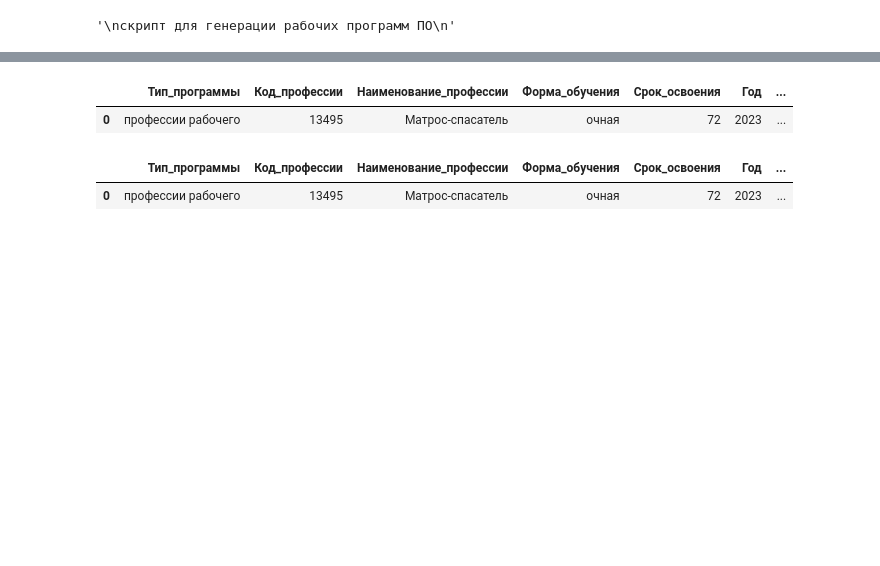
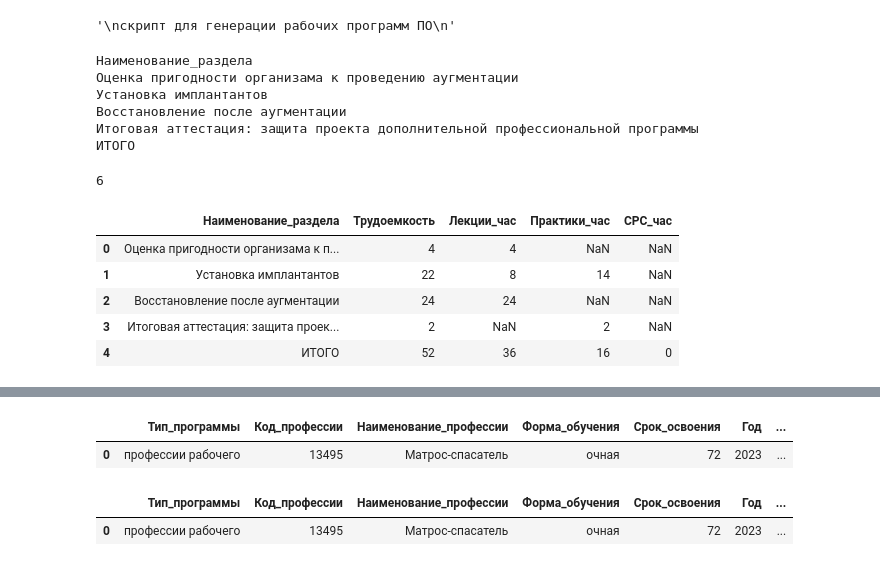
Before and after one commit to t0r1n88/Lindy, a Jupyter notebook: andrasta_po.ipynb, the cells around one changed output, grey strips where cells are left out. Cells and saved outputs as stored; diff of their text form; code cells hidden in the pictures; blank space fills up the shorter version.

```diff
--- a/andrasta_po.ipynb
+++ b/andrasta_po.ipynb
@@ -55,3 +57,41 @@ name_file_data_obraz_program_po = 'data/Для_автозаполнения_ОП
+# %%
+name_file_data_obraz_program_pk = 'data/Для автозаполнения ОП_ПК_04082023.xlsx'
+#name_file_data_obraz_program_pk = 'data/Для_автозаполнения_ОП_ПО_31_07_2023.xlsx'
+# %%
+target_value = 'ИТОГО'
+        # Поиск значения в выбранном столбце
+column_number = 1  # Номер столбца, в котором ищем значение (например, столбец A)
+target_row = None  # Номер строки с искомым значением
+
+for row in wb['1. Учебный план'].iter_rows(min_row=1, min_col=column_number, max_col=column_number):
+    cell_value = row[0].value
+    print(cell_value)
+    if cell_value == target_value:
+        target_row = row[0].row
+        break
+# %% [output]
+Наименование_раздела
+Оценка пригодности организама к проведению аугментации
+Установка имплантантов
+Восстановление после аугментации
+Итоговая аттестация: защита проекта дополнительной профессиональной программы
+ИТОГО
+# %%
+target_row
+# %% [output]
+6
+# %%
+df_up = pd.read_excel(name_file_data_obraz_program_pk, sheet_name='1. Учебный план', nrows=target_row,
+                              usecols='A:E', dtype=str)
+# %%
+df_up
+# %% [output]
+|  | Наименование_раздела | Трудоемкость | Лекции_час | Практики_час | СРС_час |
+| 0 | Оценка пригодности организама к п... | 4 | 4 | NaN | NaN |
+| 1 | Установка имплантантов | 22 | 8 | 14 | NaN |
+| 2 | Восстановление после аугментации | 24 | 24 | NaN | NaN |
+| 3 | Итоговая аттестация: защита проек... | 2 | NaN | 2 | NaN |
+| 4 | ИТОГО | 52 | 36 | 16 | 0 |
 # %%
 # Открываем файл
 wb = openpyxl.load_workbook(name_file_data_obraz_program_po)
```
Also changed, not shown: parts of 4 cells of this notebook, 11 other files.
